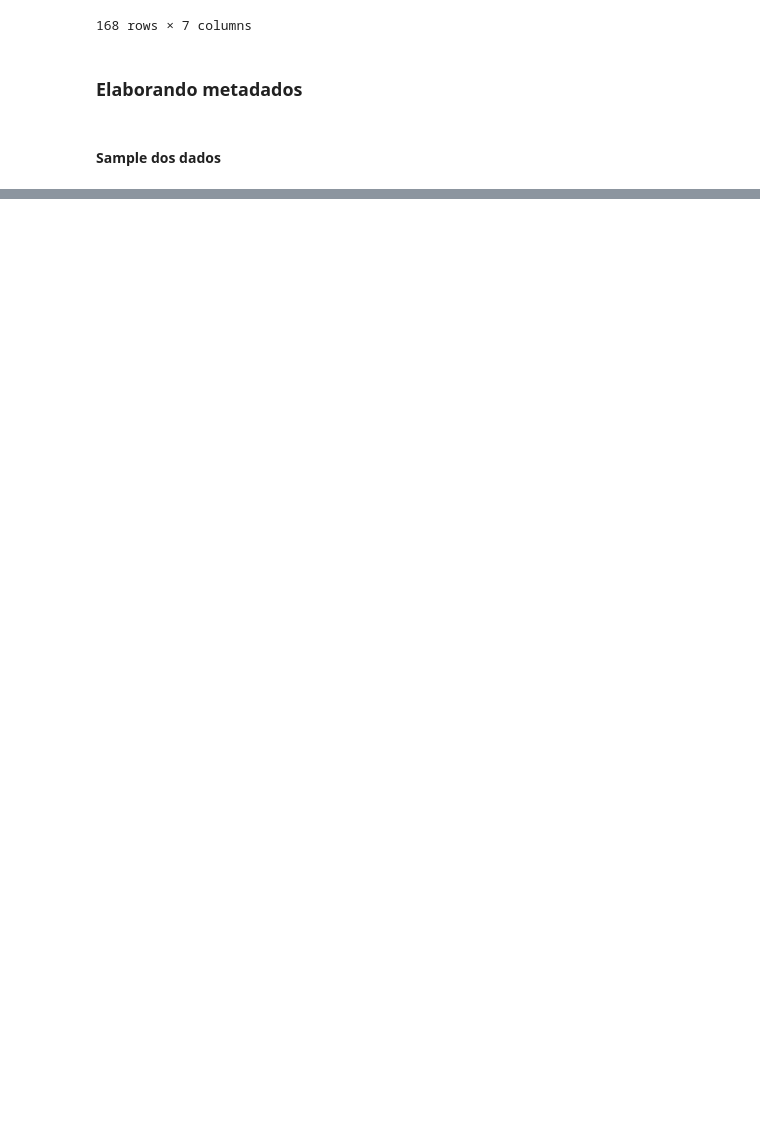
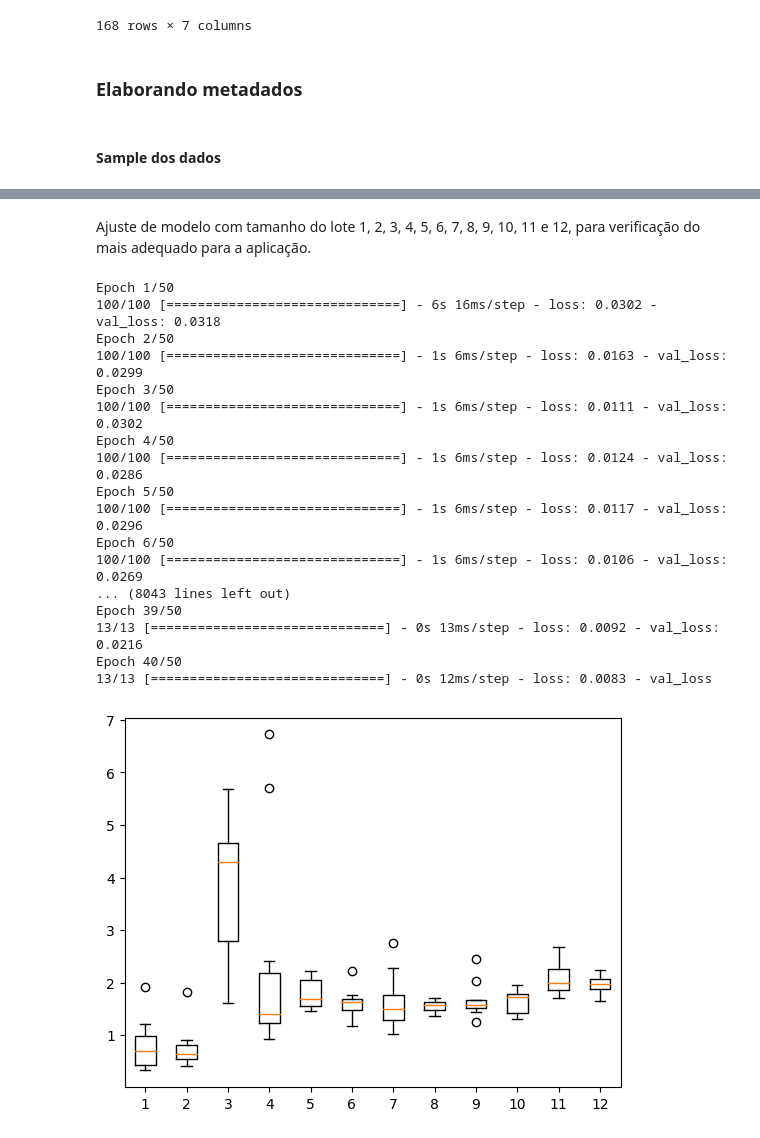
Before and after one commit to AllysonAbreu/neural_network_studies, a Jupyter notebook: notebooks/v2/rede_neural_dados_nuvem.ipynb, the cells around one changed output, grey strips where cells are left out. Cells and saved outputs as stored; diff of their text form; code cells hidden in the pictures; blank space fills up the shorter version.

```diff
--- a/notebooks/v2/rede_neural_dados_nuvem.ipynb
+++ b/notebooks/v2/rede_neural_dados_nuvem.ipynb
@@ -446,0 +578,68 @@ df_receitas_agrupado.head()
+# %% [markdown]
+Ajuste de modelo com tamanho do lote 1, 2, 3, 4, 5, 6, 7, 8, 9, 10, 11 e 12, para verificação do mais adequado para a aplicação.
+# %%
+# Ajustando e validando o modelo
+def evaluate_model(X_train, y_train, X_test, y_test, batch_size):
+    model = tf.keras.models.Sequential()
+    model.add(tf.keras.layers.LSTM(units = 80, return_sequences = True, input_shape = (X_train.shape[1], X_train.shape[2])))
+    model.add(tf.keras.layers.Dropout(0.1))
+    model.add(tf.keras.layers.LSTM(units = 80))
+    model.add(tf.keras.layers.Dropout(0.1))
+    model.add(tf.keras.layers.Dense(units = 1))
+    # compilando o modelo
+    model.compile(loss='mse', optimizer='adam')
+    # ajustando o modelo
+    model.fit(X_train, y_train, epochs=50, batch_size=batch_size, validation_split = 0.2, shuffle=False)
+    # avaliando o modelo
+    loss = model.evaluate(X_test, y_test, verbose=0, batch_size=batch_size)
+    return loss
+
+# Resumindo as pontuações
+def summarize_results(scores, params):
+    print(scores, params)
+    # resumindo a média e desvio padrão
+    for i in range(len(scores)):
+        m, s = np.mean(scores[i]), np.std(scores[i])
+        print(f'Param={params[i]}, Mean={m:.3f}, Std={s:.3f}')
+    # boxplot das pontuações
+    plt.boxplot(scores, labels=params)
+    plt.savefig('../../src/static/images/figura[1].png')
+
+# Rodando um experimento
+def run_experiment(params, repeats = 10):
+    # Testando cada parâmetro
+    all_scores = list()
+    for p in params:
+        # repetindo o experimento
+        scores = list()
+        for r in range(repeats):
+            score = evaluate_model(X_train, y_train, X_test, y_test, p)
+            score = score * 100.0
+            scores.append(score)
+            print(f'>p={p}: {r+1}, Score={score}')
+        all_scores.append(scores)
+    # resumindo os resultados
+    summarize_results(all_scores, params)
+
+# Rodando o experimento
+n_params = np.arange(1, 13)
+run_experiment(n_params)
+# %% [output]
+Epoch 1/50
+100/100 [==============================] - 6s 16ms/step - loss: 0.0302 - val_loss: 0.0318
+Epoch 2/50
+100/100 [==============================] - 1s 6ms/step - loss: 0.0163 - val_loss: 0.0299
+Epoch 3/50
+100/100 [==============================] - 1s 6ms/step - loss: 0.0111 - val_loss: 0.0302
+Epoch 4/50
+100/100 [==============================] - 1s 6ms/step - loss: 0.0124 - val_loss: 0.0286
+Epoch 5/50
+100/100 [==============================] - 1s 6ms/step - loss: 0.0117 - val_loss: 0.0296
+Epoch 6/50
+100/100 [==============================] - 1s 6ms/step - loss: 0.0106 - val_loss: 0.0269
+... (8043 lines left out)
+Epoch 39/50
+13/13 [==============================] - 0s 13ms/step - loss: 0.0092 - val_loss: 0.0216
+Epoch 40/50
+13/13 [==============================] - 0s 12ms/step - loss: 0.0083 - val_loss
+[figure, added]
```
Also changed, not shown: parts of 30 cells of this notebook, 4 other files.
